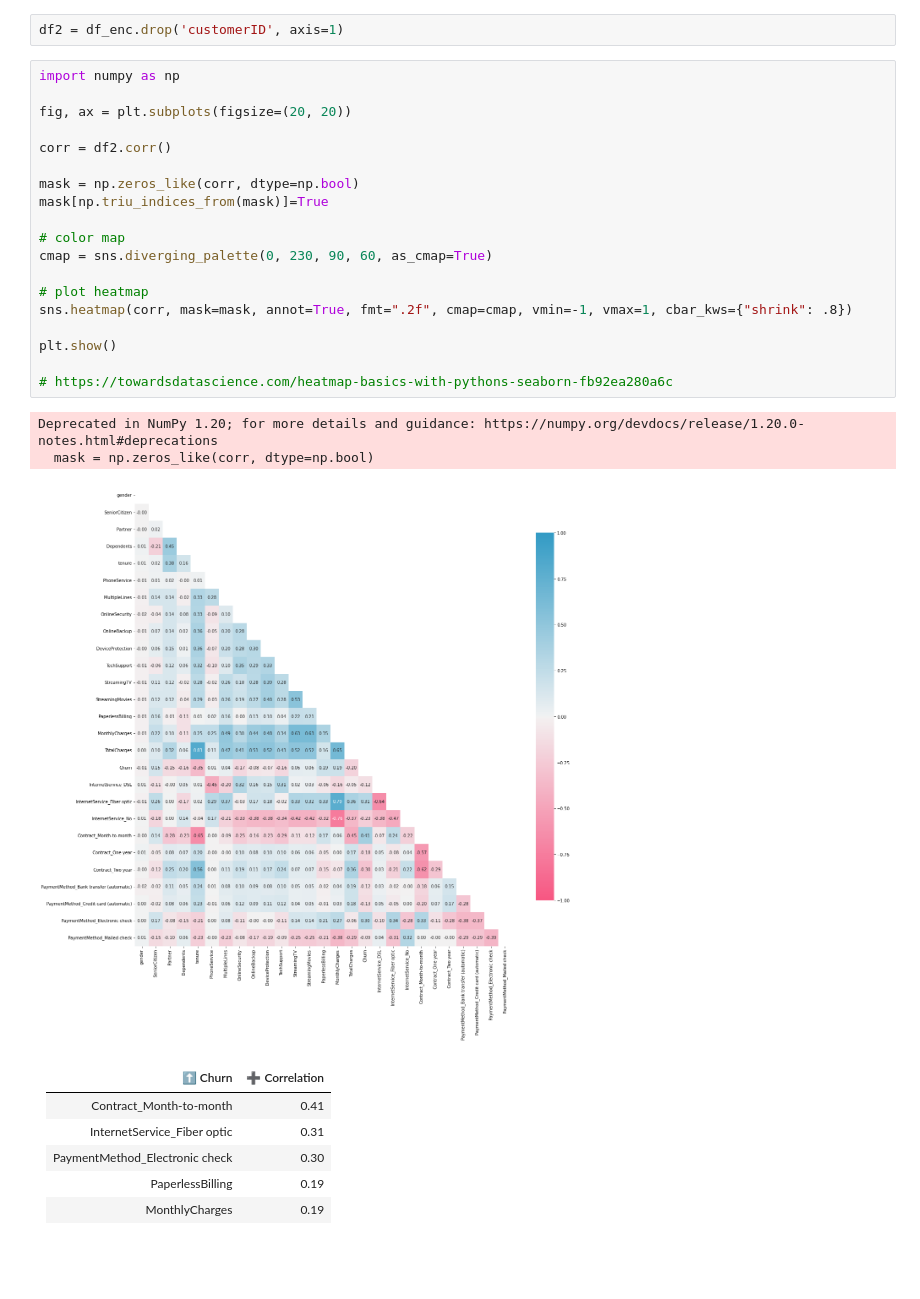
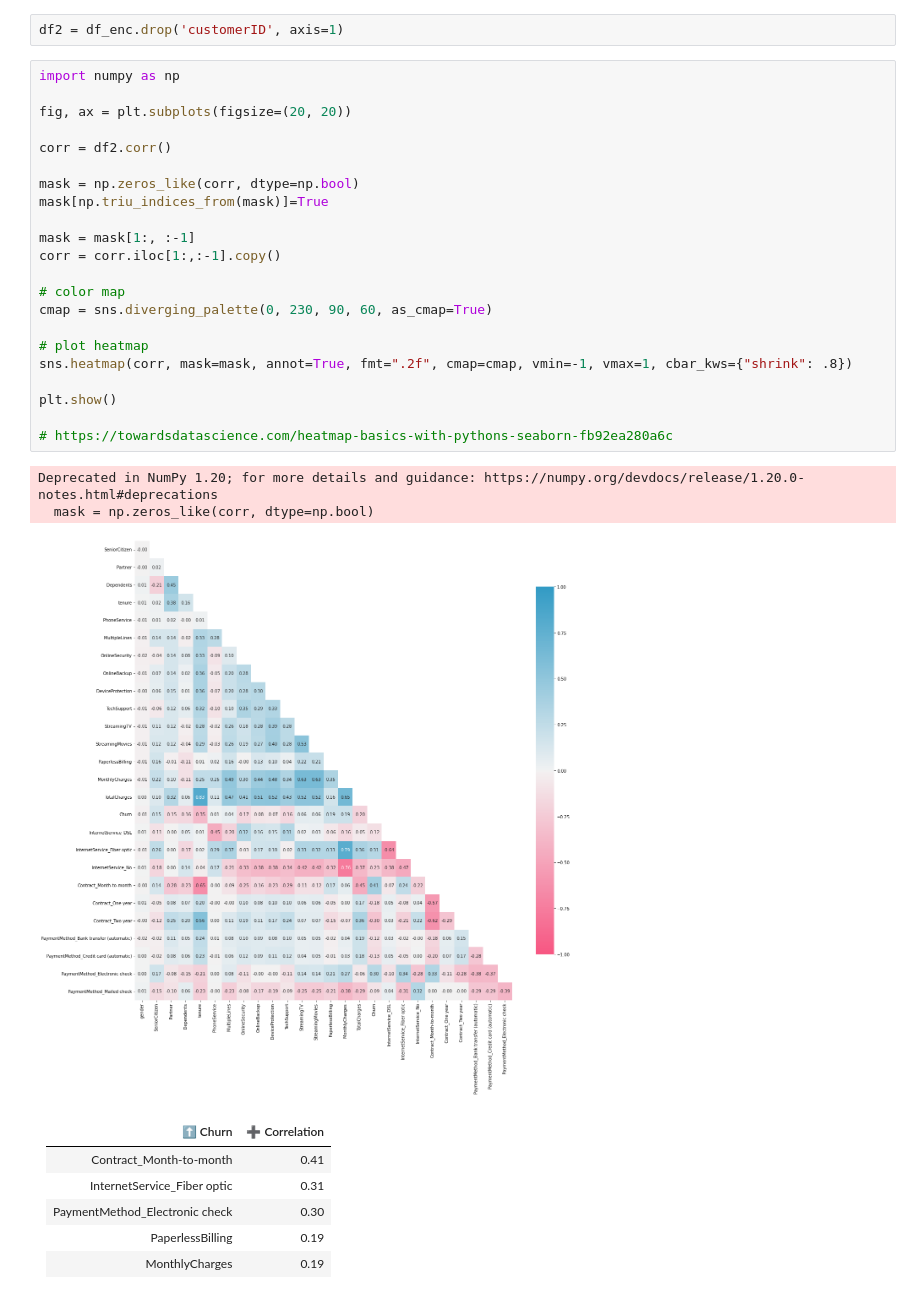
Before and after one commit to abbylmm/DS_Uncut, a Jupyter notebook: telco_churn.ipynb, the cells around one changed output. Saved outputs shown, nothing was run; the diff lists cells and outputs as text; blank space fills up the shorter version.

```diff
--- a/telco_churn.ipynb
+++ b/telco_churn.ipynb
@@ -161,26 +163,29 @@ df2 = df_enc.drop('customerID', axis=1)
 # %%
 import numpy as np
 
 fig, ax = plt.subplots(figsize=(20, 20))
 
 corr = df2.corr()
 
 mask = np.zeros_like(corr, dtype=np.bool)
 mask[np.triu_indices_from(mask)]=True
 
+mask = mask[1:, :-1]
+corr = corr.iloc[1:,:-1].copy()
+
 # color map
 cmap = sns.diverging_palette(0, 230, 90, 60, as_cmap=True)
 
 # plot heatmap
 sns.heatmap(corr, mask=mask, annot=True, fmt=".2f", cmap=cmap, vmin=-1, vmax=1, cbar_kws={"shrink": .8})
 
 plt.show()
 
 # https://towardsdatascience.com/heatmap-basics-with-pythons-seaborn-fb92ea280a6c
 # %% [output]
 Deprecated in NumPy 1.20; for more details and guidance: https://numpy.org/devdocs/release/1.20.0-notes.html#deprecations
   mask = np.zeros_like(corr, dtype=np.bool)
-[figure, old version]
+[figure, new version]
 # %% [markdown]
 | ⬆️ Churn | ➕ Correlation |
 |-------|-------|
```
Also changed, not shown: parts of 34 cells of this notebook.
